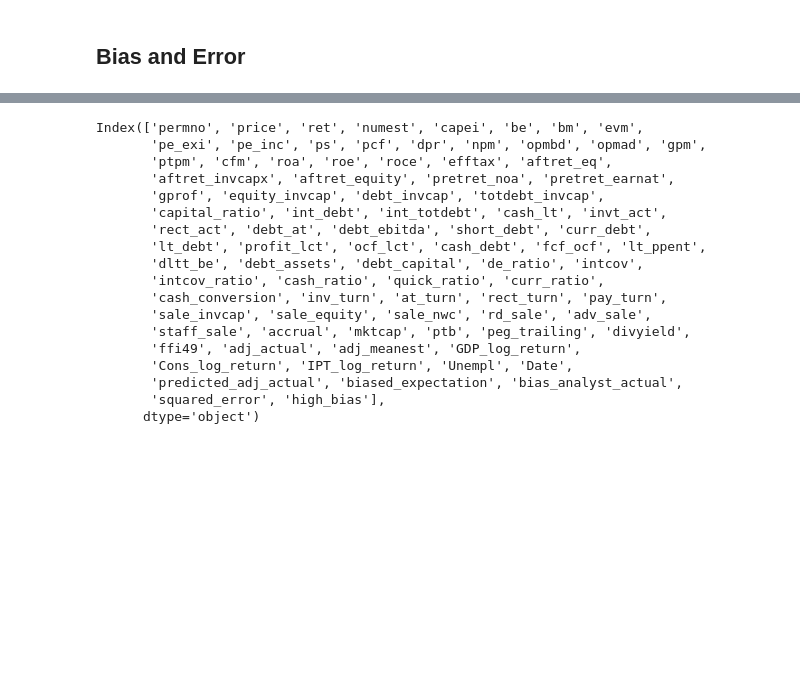
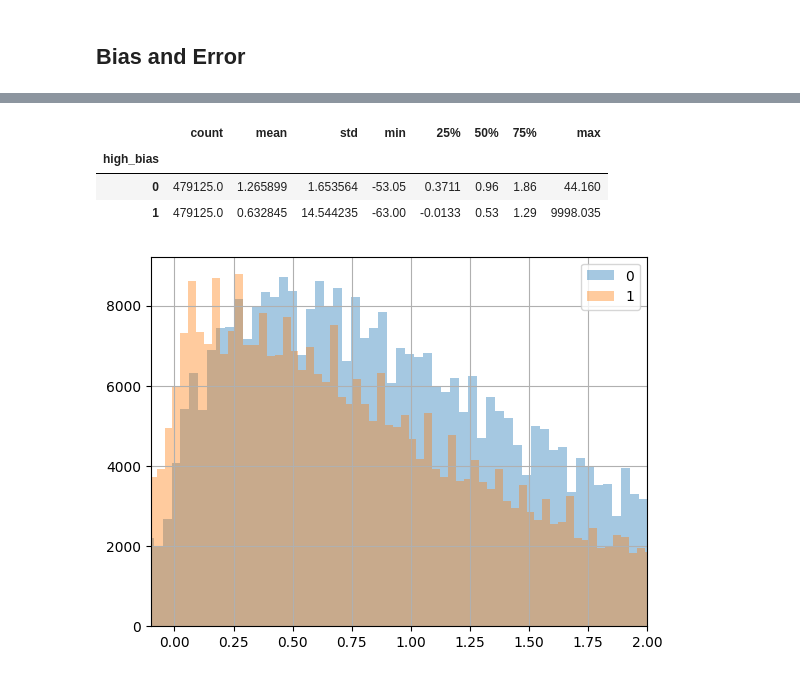
Before and after one commit to NicoloMarsucco/ML-financial-modelling, a Jupyter notebook: bias_analysis.ipynb, the cells around one changed output, grey strips where cells are left out. Cells and saved outputs as stored; diff of their text form; code cells hidden in the pictures; blank space fills up the shorter version.

Commit message:
added (adjusted) past_eps as predictor and rerun everything

```diff
--- a/bias_analysis.ipynb
+++ b/bias_analysis.ipynb
@@ -438,21 +438,13 @@ ax.set_xlim(0,100)
-# %%
-df_1.columns
-# %% [output]
-Index(['permno', 'price', 'ret', 'numest', 'capei', 'be', 'bm', 'evm',
-       'pe_exi', 'pe_inc', 'ps', 'pcf', 'dpr', 'npm', 'opmbd', 'opmad', 'gpm',
-       'ptpm', 'cfm', 'roa', 'roe', 'roce', 'efftax', 'aftret_eq',
-       'aftret_invcapx', 'aftret_equity', 'pretret_noa', 'pretret_earnat',
-       'gprof', 'equity_invcap', 'debt_invcap', 'totdebt_invcap',
-       'capital_ratio', 'int_debt', 'int_totdebt', 'cash_lt', 'invt_act',
-       'rect_act', 'debt_at', 'debt_ebitda', 'short_debt', 'curr_debt',
-       'lt_debt', 'profit_lct', 'ocf_lct', 'cash_debt', 'fcf_ocf', 'lt_ppent',
-       'dltt_be', 'debt_assets', 'debt_capital', 'de_ratio', 'intcov',
-       'intcov_ratio', 'cash_ratio', 'quick_ratio', 'curr_ratio',
-       'cash_conversion', 'inv_turn', 'at_turn', 'rect_turn', 'pay_turn',
-       'sale_invcap', 'sale_equity', 'sale_nwc', 'rd_sale', 'adv_sale',
-       'staff_sale', 'accrual', 'mktcap', 'ptb', 'peg_trailing', 'divyield',
-       'ffi49', 'adj_actual', 'adj_meanest', 'GDP_log_return',
-       'Cons_log_return', 'IPT_log_return', 'Unempl', 'Date',
-       'predicted_adj_actual', 'biased_expectation', 'bias_analyst_actual',
-       'squared_error', 'high_bias'],
-      dtype='object')
+# %%
+fig,ax = plt.subplots()
+for (i, d) in df_1.groupby('high_bias'):
+    d['adj_past_eps'].hist(alpha=0.4, ax=ax, label=i, bins='auto')
+ax.legend()
+ax.set_xlim(-0.1,2)
+(df_1.groupby("high_bias")['adj_past_eps']).describe()
+# %% [output]
+|  | count | mean | std | min | 25% | 50% | 75% | max |
+| high_bias |  |  |  |  |  |  |  |  |
+| 0 | 479125.0 | 1.265899 | 1.653564 | -53.05 | 0.3711 | 0.96 | 1.86 | 44.160 |
+| 1 | 479125.0 | 0.632845 | 14.544235 | -63.00 | -0.0133 | 0.53 | 1.29 | 9998.035 |
+[figure, added]
```
Also changed, not shown: parts of 18 cells of this notebook, 2 other files.
